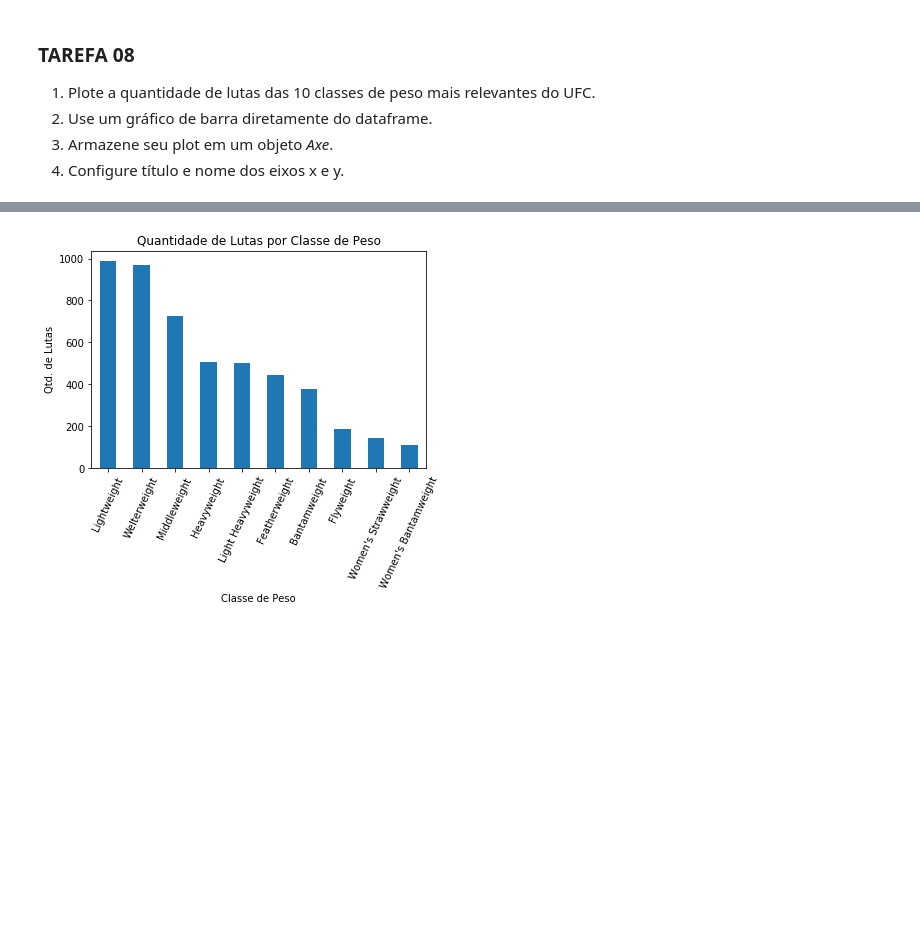
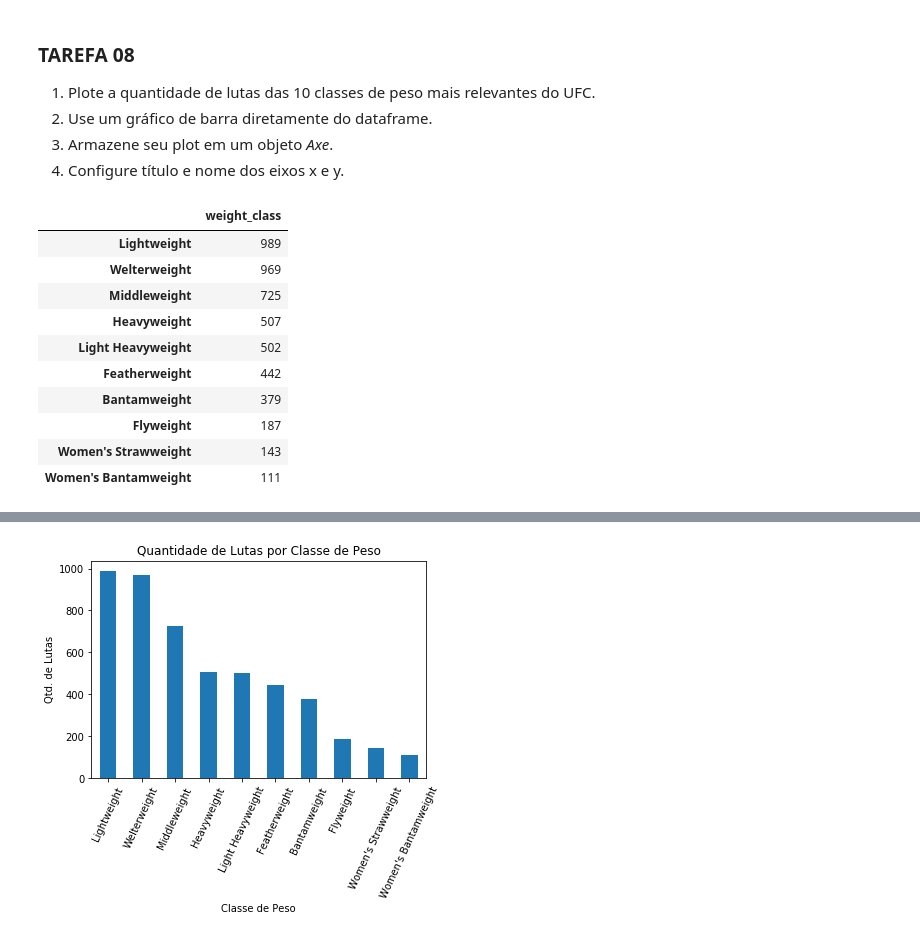
Before and after one commit to Fmarcelneves/visualizacao_exploratoria_exercicios, a Jupyter notebook: 01-exercicios-matplotlib/visualizacao_com_matplotlib.ipynb, the cells around one changed output, grey strips where cells are left out. Cells and saved outputs as stored; diff of their text form; code cells hidden in the pictures; blank space fills up the shorter version.

```diff
--- a/01-exercicios-matplotlib/visualizacao_com_matplotlib.ipynb
+++ b/01-exercicios-matplotlib/visualizacao_com_matplotlib.ipynb
@@ -256,0 +274,14 @@ fights_by_class = fights['weight_class'].value_counts()[:10]
+# %%
+fights_by_class
+# %% [output]
+|  | weight_class |
+| Lightweight | 989 |
+| Welterweight | 969 |
+| Middleweight | 725 |
+| Heavyweight | 507 |
+| Light Heavyweight | 502 |
+| Featherweight | 442 |
+| Bantamweight | 379 |
+| Flyweight | 187 |
+| Women's Strawweight | 143 |
+| Women's Bantamweight | 111 |
```
Also changed, not shown: parts of 8 cells of this notebook.
